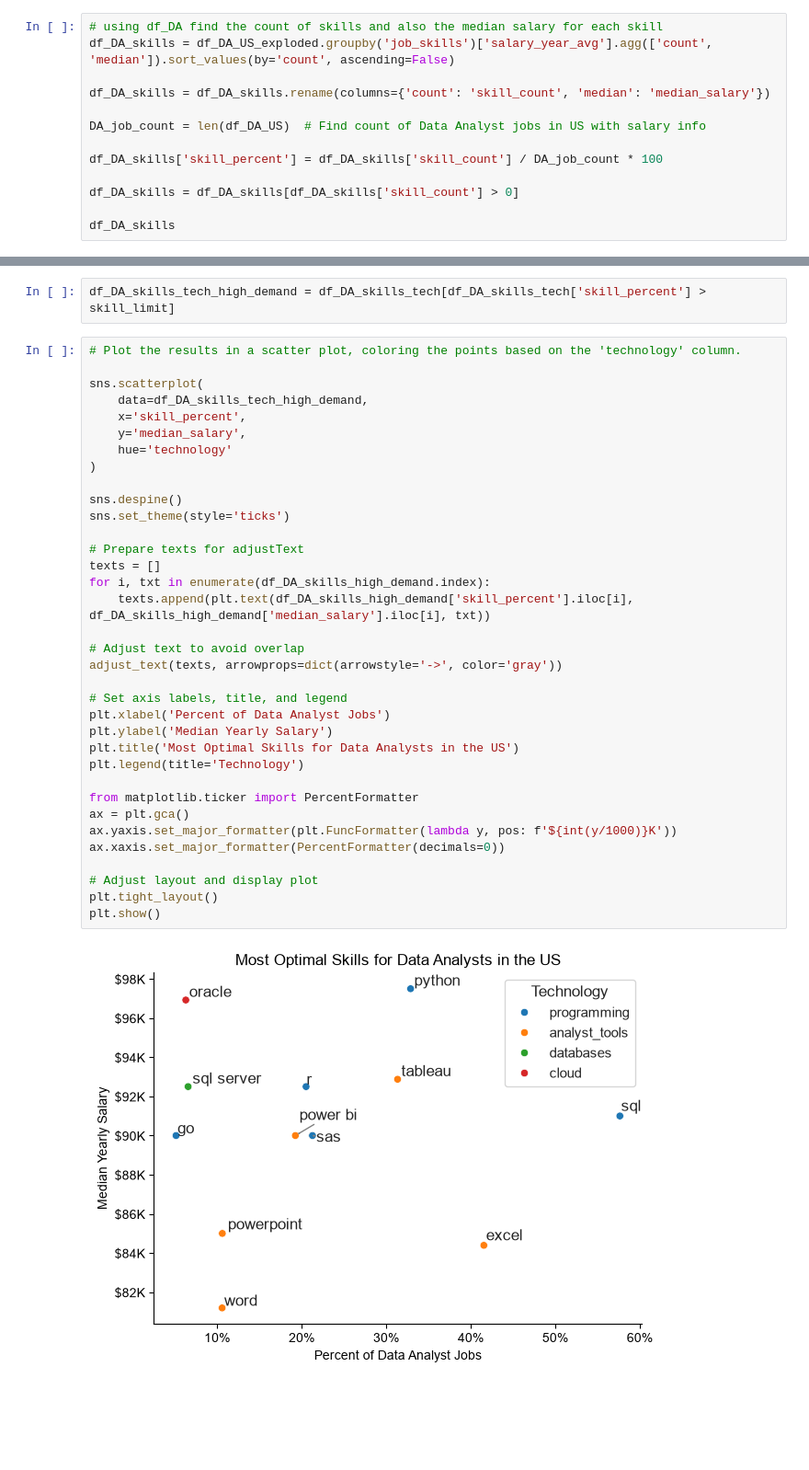
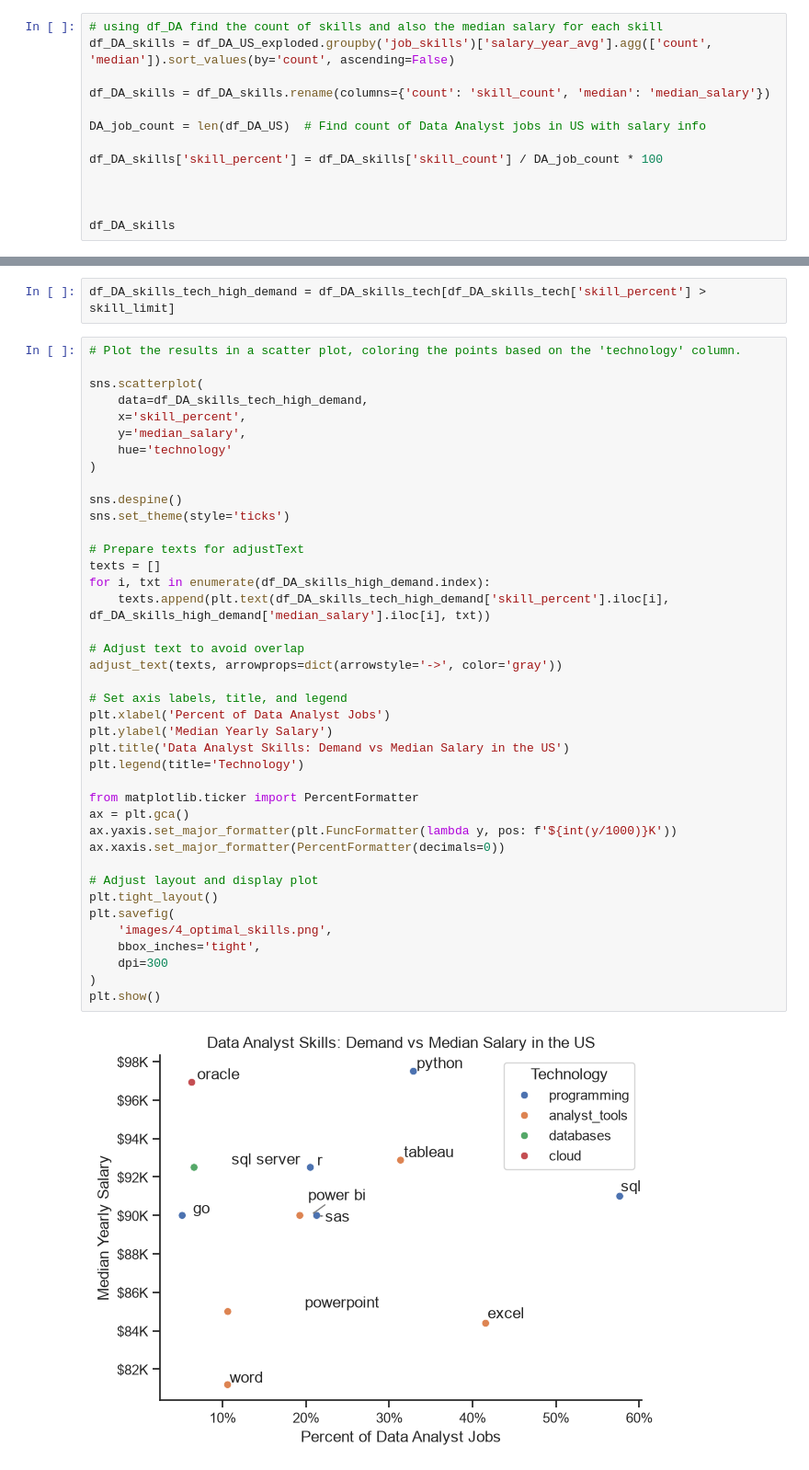
Before and after one commit to GauthamMA/python-data-job-market-analysis, a Jupyter notebook: 4_optimal_skills.ipynb, the cells around one changed output, grey strips where cells are left out. Shown at 92% size. Saved outputs shown, nothing was run; the diff lists cells and outputs as text; blank space fills up the shorter version.

Commit message:
optimal skills verified, readme updated

```diff
--- a/4_optimal_skills.ipynb
+++ b/4_optimal_skills.ipynb
@@ -54,7 +53,7 @@ DA_job_count = len(df_DA_US)  # Find count of Data Analyst jobs in US with salar
 
 df_DA_skills['skill_percent'] = df_DA_skills['skill_count'] / DA_job_count * 100
 
-df_DA_skills = df_DA_skills[df_DA_skills['skill_count'] > 0]
+
 
 df_DA_skills
 # %% [output]
@@ -209,33 +210,38 @@ sns.scatterplot(
     data=df_DA_skills_tech_high_demand,
     x='skill_percent',
     y='median_salary',
     hue='technology'
 )
 
 sns.despine()
 sns.set_theme(style='ticks')
 
 # Prepare texts for adjustText
 texts = []
 for i, txt in enumerate(df_DA_skills_high_demand.index):
-    texts.append(plt.text(df_DA_skills_high_demand['skill_percent'].iloc[i], df_DA_skills_high_demand['median_salary'].iloc[i], txt))
+    texts.append(plt.text(df_DA_skills_tech_high_demand['skill_percent'].iloc[i], df_DA_skills_high_demand['median_salary'].iloc[i], txt))
 
 # Adjust text to avoid overlap
 adjust_text(texts, arrowprops=dict(arrowstyle='->', color='gray'))
 
 # Set axis labels, title, and legend
 plt.xlabel('Percent of Data Analyst Jobs')
 plt.ylabel('Median Yearly Salary')
-plt.title('Most Optimal Skills for Data Analysts in the US')
+plt.title('Data Analyst Skills: Demand vs Median Salary in the US')
 plt.legend(title='Technology')
 
 from matplotlib.ticker import PercentFormatter
 ax = plt.gca()
 ax.yaxis.set_major_formatter(plt.FuncFormatter(lambda y, pos: f'${int(y/1000)}K'))
 ax.xaxis.set_major_formatter(PercentFormatter(decimals=0))
 
 # Adjust layout and display plot
 plt.tight_layout()
+plt.savefig(
+    'images/4_optimal_skills.png',
+    bbox_inches='tight',
+    dpi=300
+)
 plt.show()
 # %% [output]
-[figure, old version]
+[figure, new version]
```
Also changed, not shown: parts of 6 cells of this notebook, 3 other files.
